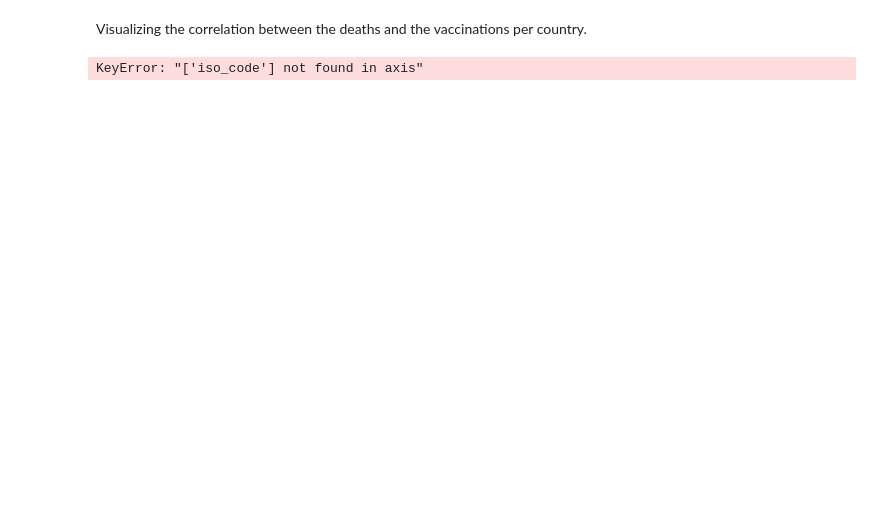
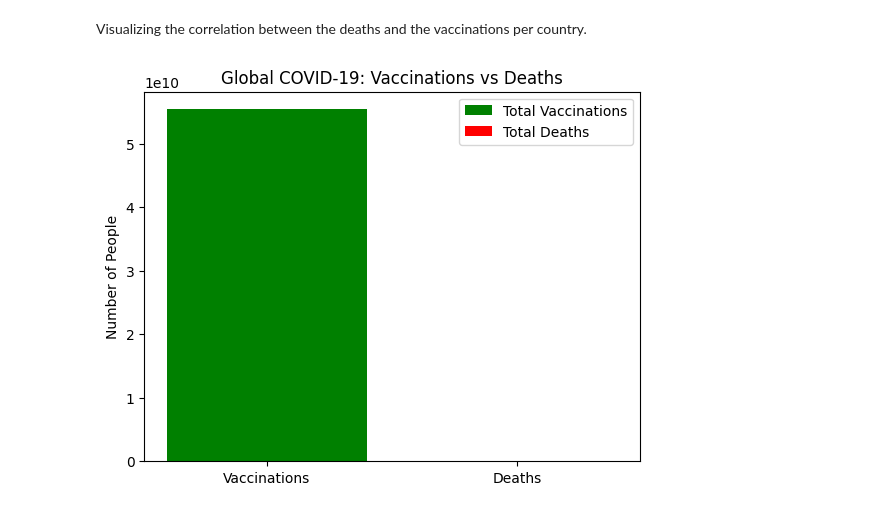
Before and after one commit to Sidhchamp1/Covid-19, a Jupyter notebook: test_code.ipynb, the cells around one changed output. Cells and saved outputs as stored; diff of their text form; code cells hidden in the pictures; blank space fills up the shorter version.

```diff
--- a/test_code.ipynb
+++ b/test_code.ipynb
@@ -337,17 +318,39 @@ KeyError: "['iso_code'] not found in axis"
 # %% [markdown]
 Visualizing the correlation between the deaths and the vaccinations per country.
-# %%
-vaccination_df = vaccination_df.drop(columns=["iso_code"])
-
-plt.figure(figsize=(8, 6))
-
-bars = plt.bar(["Confirmed Cases", "Deaths"], [total_cases, total_deaths], color=['green', 'black'])
-
-plt.legend([bars[0], bars[1]], ["Confirmed Cases", "Deaths"])
-
-plt.ylabel("Number of People")
-plt.title("Global COVID-19: Deaths vs Confirmed Cases")
-
-plt.show()
-# %% [output]
-KeyError: "['iso_code'] not found in axis"
+# %%
+import warnings
+warnings.filterwarnings('ignore')
+
+import numpy as np
+import pandas as pd
+import matplotlib.pyplot as plt
+
+# --- Load data ---
+url_vaccinations = "https://raw.githubusercontent.com/owid/covid-19-data/master/public/data/vaccinations/vaccinations.csv"
+vaccination_df = pd.read_csv(url_vaccinations)
+
+url_deaths = "https://raw.githubusercontent.com/CSSEGISandData/COVID-19/refs/heads/master/csse_covid_19_data/csse_covid_19_time_series/time_series_covid19_deaths_global.csv"
+deaths_df = pd.read_csv(url_deaths)
+
+# --- Vaccinations ---
+latest_vaccinations = vaccination_df.groupby('location')['total_vaccinations'].max()
+total_vaccinations = latest_vaccinations.sum()
+
+# --- Deaths ---
+deaths_df = deaths_df.drop(columns=['Lat', 'Long'])
+deaths_df = deaths_df.groupby("Country/Region").sum()
+latest_date_deaths = deaths_df.columns[-1]
+total_deaths = deaths_df[latest_date_deaths].sum()
+
+
+
+bars = plt.bar(["Vaccinations", "Deaths"], [total_vaccinations, total_deaths], color=['green', 'red'])
+
+plt.legend([bars[0], bars[1]], ["Total Vaccinations", "Total Deaths"])
+
+plt.ylabel("Number of People")
+plt.title("Global COVID-19: Vaccinations vs Deaths")
+
+plt.show()
+# %% [output]
+[figure, added]
```
Also changed, not shown: parts of 9 cells of this notebook.
